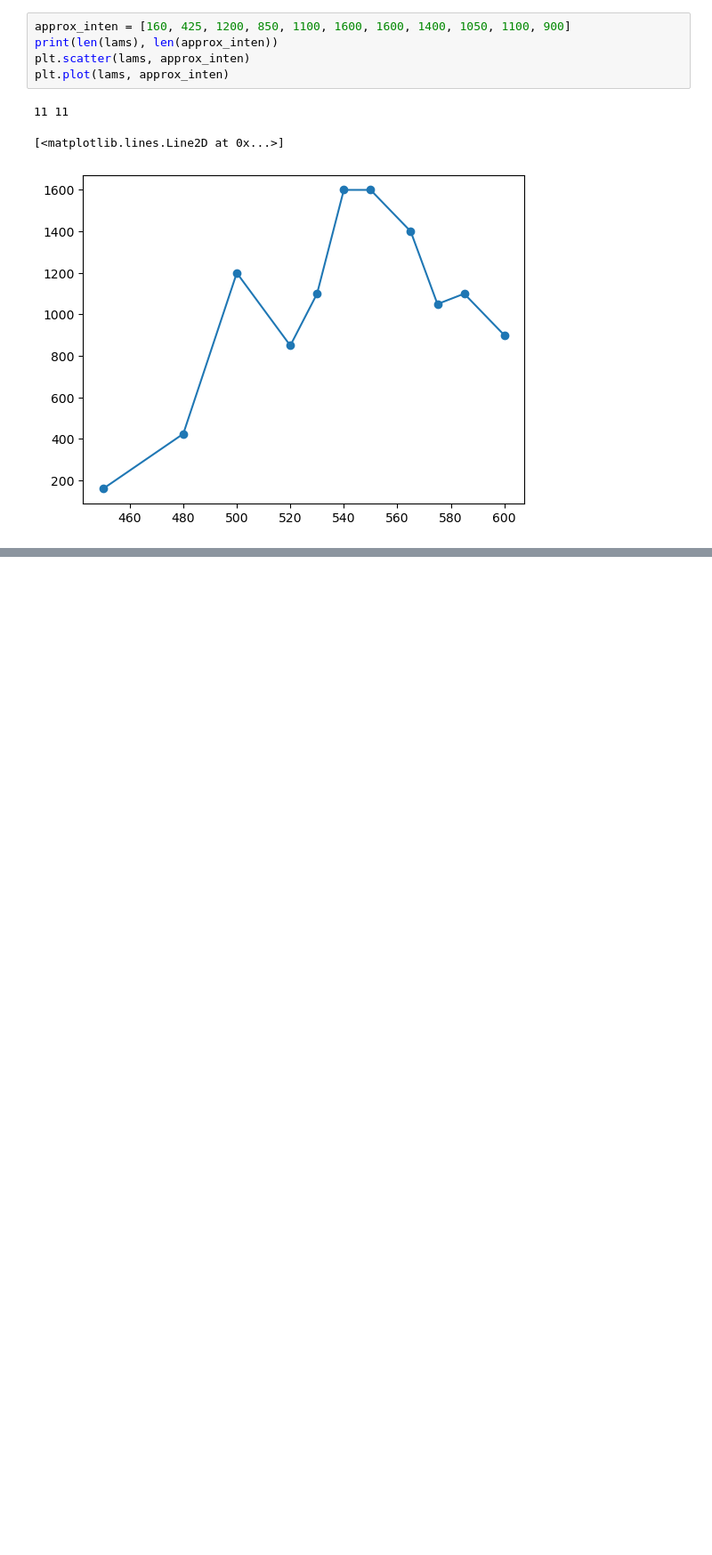
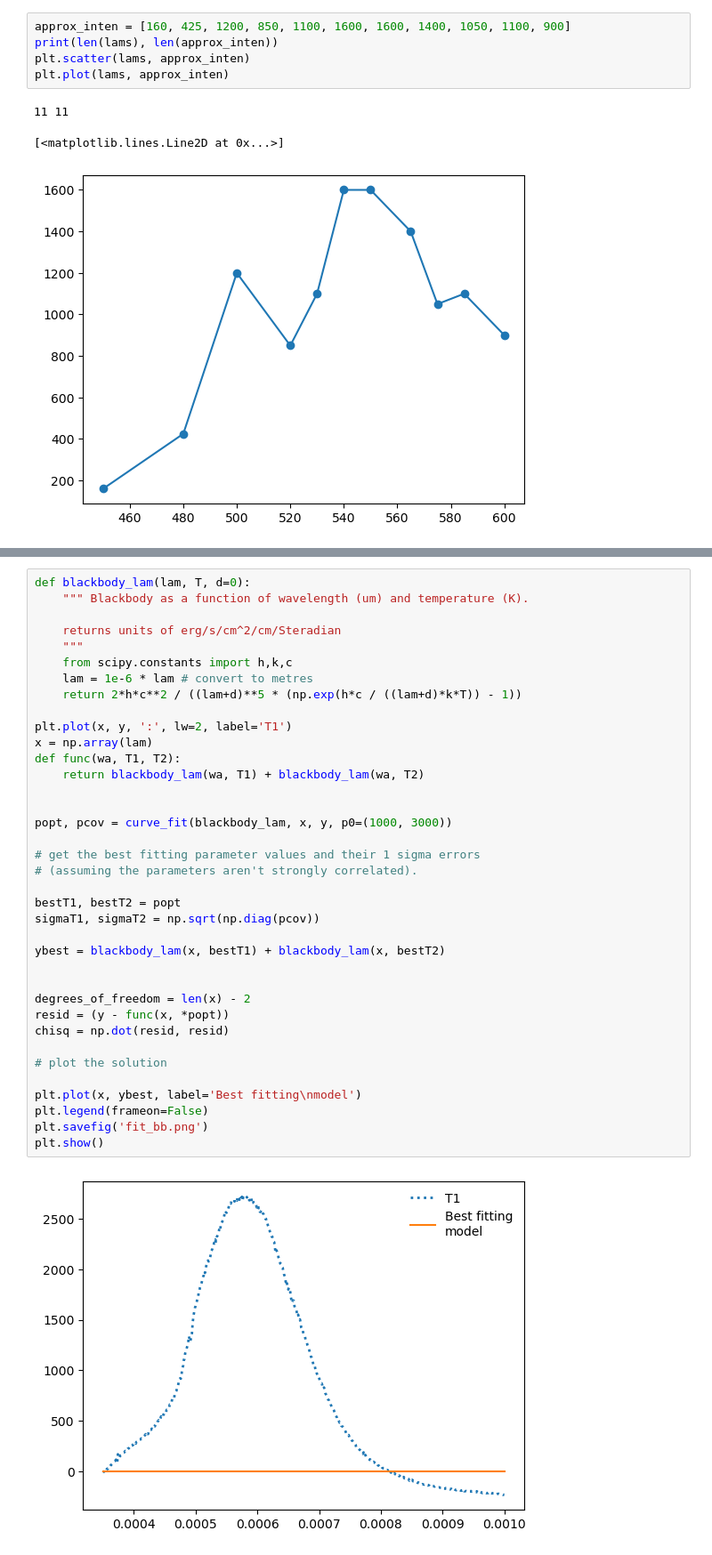
Before and after one commit to AyushmaanAggarwal/Physics-5CL-Capstone-Project, a Jupyter notebook: Data/oceanview/rough_planck.ipynb, the cells around one changed output, grey strips where cells are left out. Shown at 89% size. Drawn from its saved outputs; the diff is of its cells as text; blank space fills up the shorter version.

```diff
--- a/Data/oceanview/rough_planck.ipynb
+++ b/Data/oceanview/rough_planck.ipynb
@@ -227,0 +295,39 @@ np.sum((func(x, *popt) - y)**2/y)
+# %%
+def blackbody_lam(lam, T, d=0):
+    """ Blackbody as a function of wavelength (um) and temperature (K).
+
+    returns units of erg/s/cm^2/cm/Steradian
+    """
+    from scipy.constants import h,k,c
+    lam = 1e-6 * lam # convert to metres
+    return 2*h*c**2 / ((lam+d)**5 * (np.exp(h*c / ((lam+d)*k*T)) - 1))
+
+plt.plot(x, y, ':', lw=2, label='T1')
+x = np.array(lam)
+def func(wa, T1, T2):
+    return blackbody_lam(wa, T1) + blackbody_lam(wa, T2)
+
+
+popt, pcov = curve_fit(blackbody_lam, x, y, p0=(1000, 3000))
+
+# get the best fitting parameter values and their 1 sigma errors
+# (assuming the parameters aren't strongly correlated).
+
+bestT1, bestT2 = popt
+sigmaT1, sigmaT2 = np.sqrt(np.diag(pcov))
+
+ybest = blackbody_lam(x, bestT1) + blackbody_lam(x, bestT2)
+
+
+degrees_of_freedom = len(x) - 2
+resid = (y - func(x, *popt))
+chisq = np.dot(resid, resid)
+
+# plot the solution
+
+plt.plot(x, ybest, label='Best fitting\nmodel')
+plt.legend(frameon=False)
+plt.savefig('fit_bb.png')
+plt.show()
+# %% [output]
+[figure, added]
```
Also changed, not shown: parts of 6 cells of this notebook.
